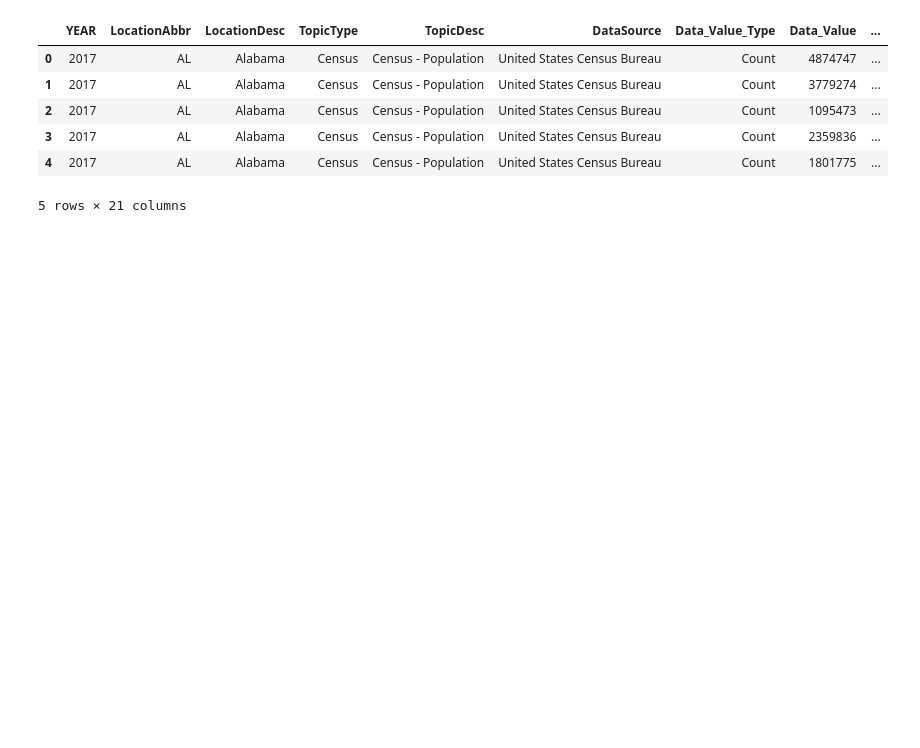
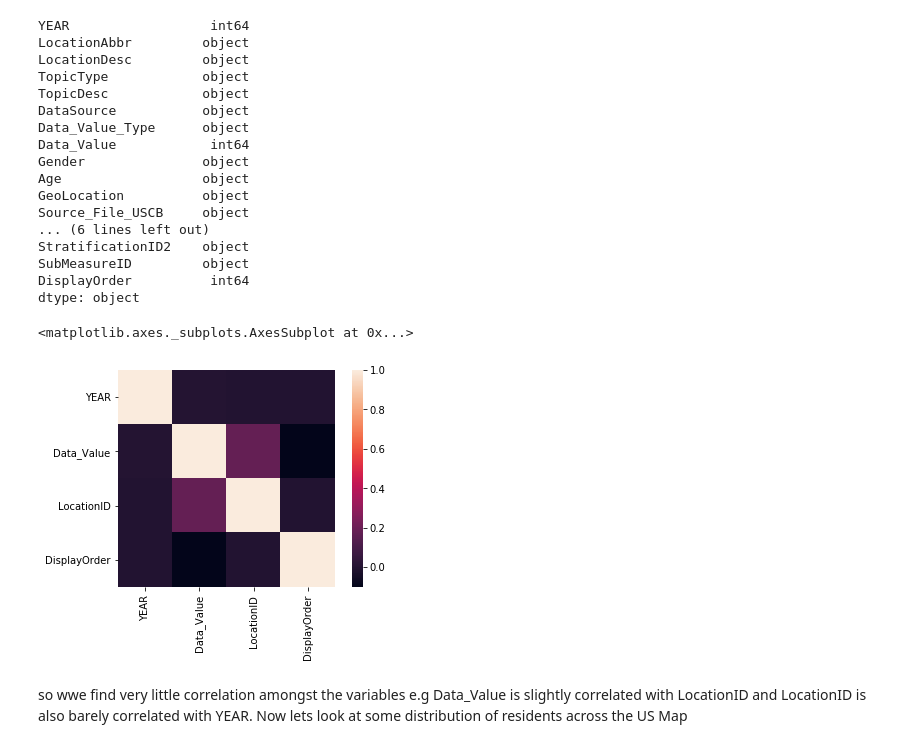
Before and after one commit to TENorbert/pharmacy_counting, a Jupyter notebook: US-Residency-Analysis.ipynb, the cells around one changed output. Saved outputs shown, nothing was run; the diff lists cells and outputs as text; code cells hidden in the pictures; blank space fills up the shorter version.

Commit message:
using healthcareai

```diff
--- a/US-Residency-Analysis.ipynb
+++ b/US-Residency-Analysis.ipynb
@@ -19,16 +34,27 @@ print(matplotlib.__version__)
 # %%
 # Reada the Data and select importtant sample
-hdata = pd.read_csv('./U.S._Census_Annual_Estimates_of_the_Resident_Population_for_Selected_Age_Groups_by_Sex_for_the_United_States.csv')
-hdata.head()
-
+#hdata = pd.read_csv('./Resident_Population_for_selected_age_group_United_States.csv')
+#hdata.head(5)
 #hdata.describe()
 #hdata.shape
 #hdata.dtypes
+df = healthcareai.load_csv('./Resident_Population_for_selected_age_group_United_States.csv')
+df.dtypes
 # %% [output]
-|  | YEAR | LocationAbbr | LocationDesc | TopicType | TopicDesc | DataSource | Data_Value_Type | Data_Value | ... |
-| 0 | 2017 | AL | Alabama | Census | Census - Population | United States Census Bureau | Count | 4874747 | ... |
-| 1 | 2017 | AL | Alabama | Census | Census - Population | United States Census Bureau | Count | 3779274 | ... |
-| 2 | 2017 | AL | Alabama | Census | Census - Population | United States Census Bureau | Count | 1095473 | ... |
-| 3 | 2017 | AL | Alabama | Census | Census - Population | United States Census Bureau | Count | 2359836 | ... |
-| 4 | 2017 | AL | Alabama | Census | Census - Population | United States Census Bureau | Count | 1801775 | ... |
-5 rows × 21 columns
+YEAR                  int64
+LocationAbbr         object
+LocationDesc         object
+TopicType            object
+TopicDesc            object
+DataSource           object
+Data_Value_Type      object
+Data_Value            int64
+Gender               object
+Age                  object
+GeoLocation          object
+Source_File_USCB     object
+... (6 lines left out)
+StratificationID2    object
+SubMeasureID         object
+DisplayOrder          int64
+dtype: object
@@ -34,0 +63,9 @@ hdata.head()
+# %%
+# Search for any correlation in data?
+corr = df.corr()
+sns.heatmap(corr, square = True)
+# %% [output]
+<matplotlib.axes._subplots.AxesSubplot at 0x...>
+[figure, added]
+# %% [markdown]
+so wwe find very little correlation amongst the variables e.g Data_Value is slightly correlated with LocationID and LocationID is also barely correlated with YEAR. Now lets look at some distribution of residents across the US Map
```
Also changed, not shown: parts of 7 cells of this notebook.
